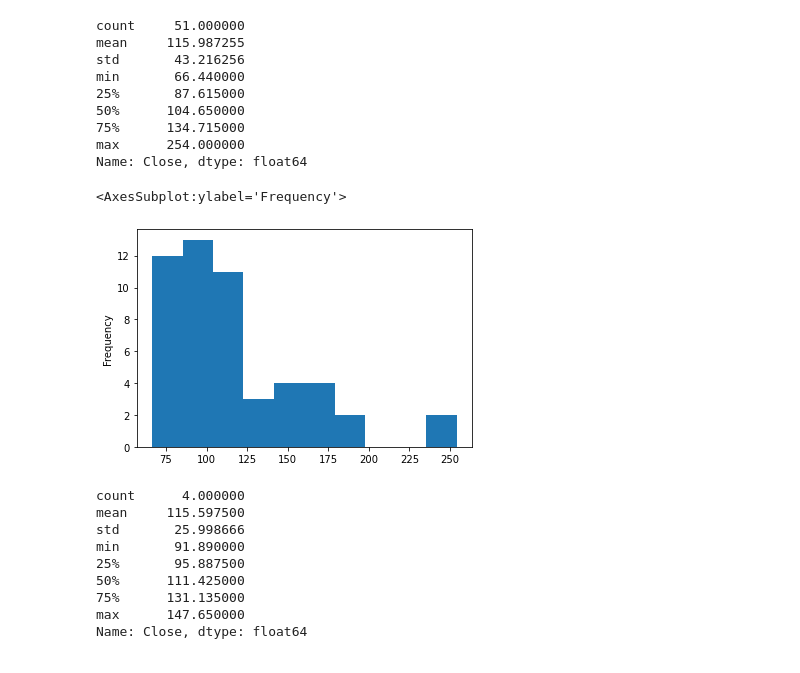
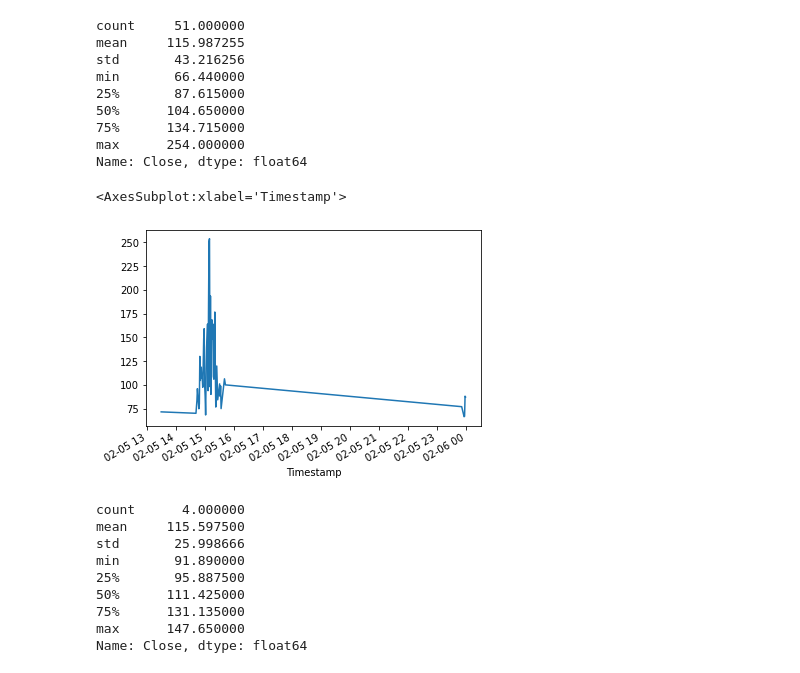
Before and after one commit to stipptracie/Module3_Challenge_Bitcoin, a Jupyter notebook: crypto_arbitrage.ipynb, the cells around one changed output. Saved outputs shown, nothing was run; the diff lists cells and outputs as text; code cells hidden in the pictures.

```diff
--- a/crypto_arbitrage.ipynb
+++ b/crypto_arbitrage.ipynb
@@ -754,10 +757,10 @@ Name: Close, dtype: float64
 # %%
 # Plot the results for the early profit per trade DataFrame
 # YOUR CODE HERE
-profit_per_trade_middle.plot(kind='hist')
+profit_per_trade_middle.plot()
 # %% [output]
-<AxesSubplot:ylabel='Frequency'>
+<AxesSubplot:xlabel='Timestamp'>
-[figure, old version]
+[figure, new version]
 # %%
 # Generate the summary statistics for the early profit per trade DataFrame
 # YOUR CODE HERE
```
Also changed, not shown: parts of 9 cells of this notebook, 12 other files.
